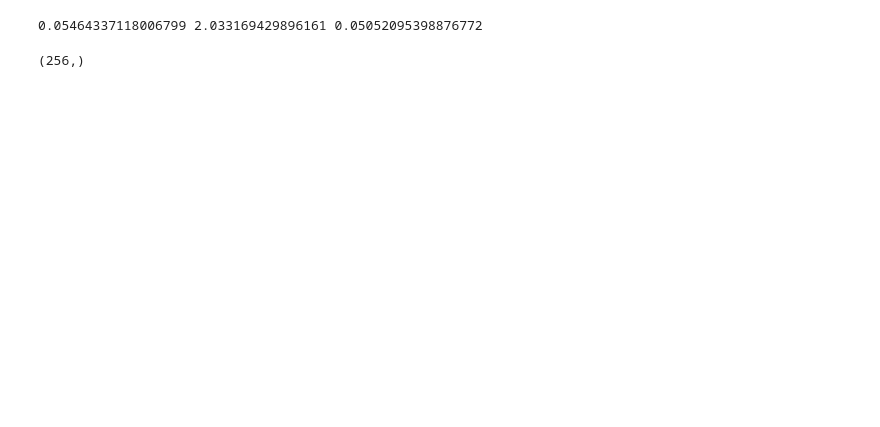
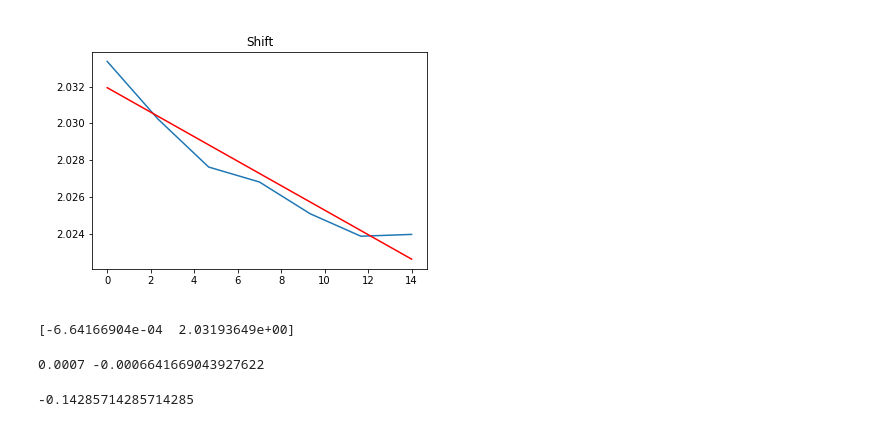
Before and after one commit to lucaslibshutz/spectralResearch, a Jupyter notebook: spectral_fitting_3.ipynb, the cells around one changed output. Drawn from its saved outputs; the diff is of its cells as text; code cells hidden in the pictures; blank space fills up the shorter version.

```diff
--- a/spectral_fitting_3.ipynb
+++ b/spectral_fitting_3.ipynb
@@ -99,8 +126,19 @@ plt.show()
+# %%
+%matplotlib widget
+
+x = np.linspace(0,14,7)
+y = mean_list
+p = np.polyfit(x,y,1)
+
+fit = np.polyval(p,x)
+
+plt.plot(x,y)
+plt.plot(x,fit,c='r')
+plt.title("Shift")
+plt.show()
+# %% [output]
+[figure, added]
 # %%
-print(*my_fit)
+print(p)
 # %% [output]
-0.05464337118006799 2.033169429896161 0.05052095398876772
+[-6.64166904e-04  2.03193649e+00]
-# %%
-np.shape(spectra_0405)
-# %% [output]
-(256,)
@@ -106,0 +147,8 @@ np.shape(spectra_0405)
+# %%
+print(.0098/14, p[0])
+# %% [output]
+0.0007 -0.0006641669043927622
+# %%
+(0.006-0.007)/0.007
+# %% [output]
+-0.14285714285714285
```
Also changed, not shown: parts of 17 cells of this notebook.
